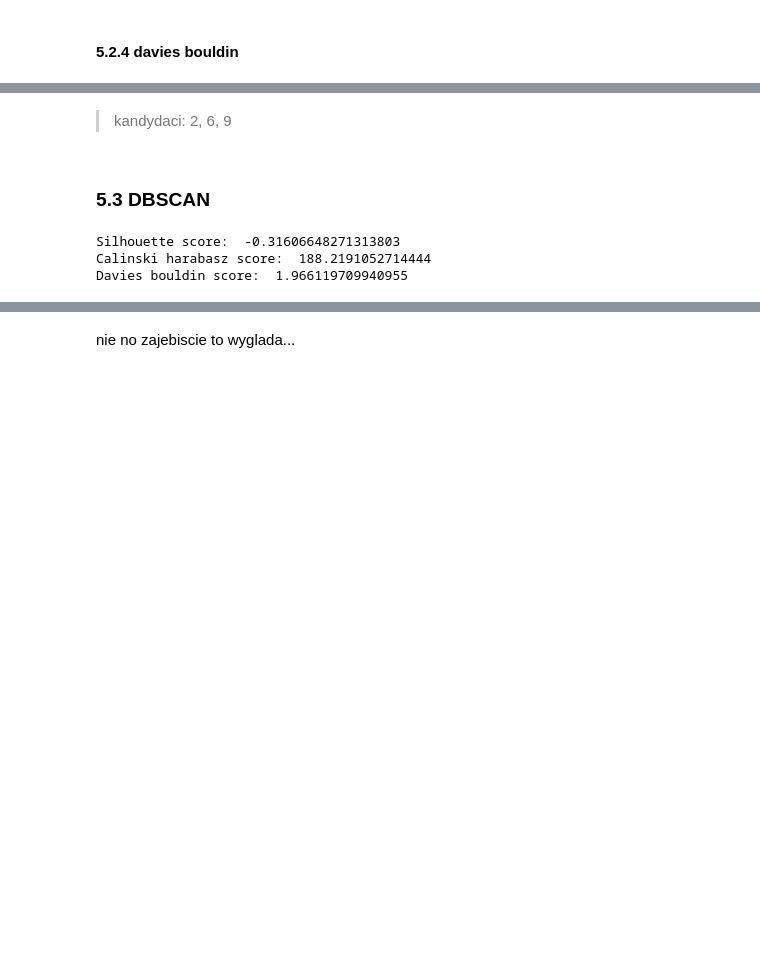
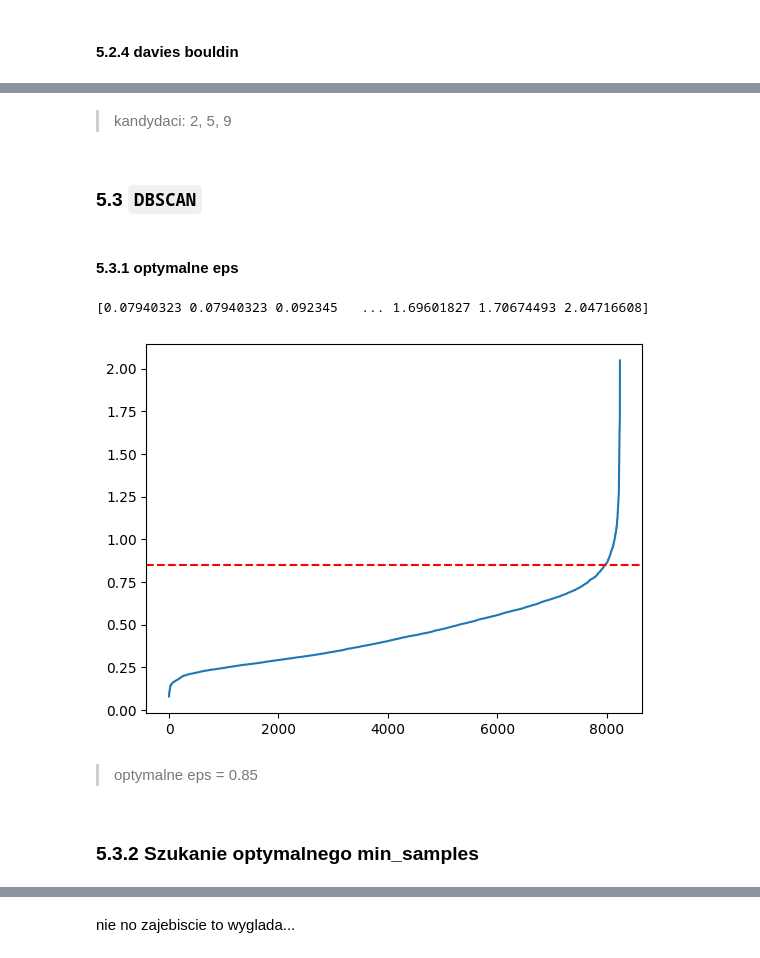
Before and after one commit to DeptuchMateusz/Human-activity-recognition-using-smartphones-clustering, a Jupyter notebook: Preprocessing/prep.ipynb, the cells around one changed output, grey strips where cells are left out. Cells and saved outputs as stored; diff of their text form; code cells hidden in the pictures; blank space fills up the shorter version.

Commit message:
dbscan

```diff
--- a/Preprocessing/prep.ipynb
+++ b/Preprocessing/prep.ipynb
@@ -287,18 +287,24 @@ plt.show()
 # %% [markdown]
->kandydaci: 2, 6, 9
+>kandydaci: 2, 5, 9
 # %% [markdown]
-### 5.3 DBSCAN
+### 5.3 `DBSCAN`
-# %%
-from sklearn.cluster import DBSCAN
-dbscan = DBSCAN(eps=0.5, min_samples=4)
-y_dbscan = dbscan.fit_predict(data)
-
-
-
-print("Silhouette score: ", silhouette_score(data, y_dbscan))
-print("Calinski harabasz score: ", calinski_harabasz_score(data, y_dbscan))
-print("Davies bouldin score: ", davies_bouldin_score(data, y_dbscan))
-# %% [output]
-Silhouette score:  -0.31606648271313803
-Calinski harabasz score:  188.2191052714444
-Davies bouldin score:  1.966119709940955
+# %% [markdown]
+#### 5.3.1 optymalne eps
+# %%
+#knee method
+from sklearn.neighbors import NearestNeighbors
+nearest_neighbors = NearestNeighbors(n_neighbors=5)
+nearest_neighbors.fit(data)
+distances, indices = nearest_neighbors.kneighbors(data)
+distances = np.sort(distances, axis=0)[:, 1]
+print(distances)
+plt.plot(distances)
+plt.axhline(y=0.85, color='r', linestyle='--')
+plt.show()
+# %% [output]
+[0.07940323 0.07940323 0.092345   ... 1.69601827 1.70674493 2.04716608]
+[figure, added]
+# %% [markdown]
+>optymalne eps = 0.85
+# %% [markdown]
+### 5.3.2 Szukanie optymalnego min_samples
```
Also changed, not shown: parts of 13 cells of this notebook.
